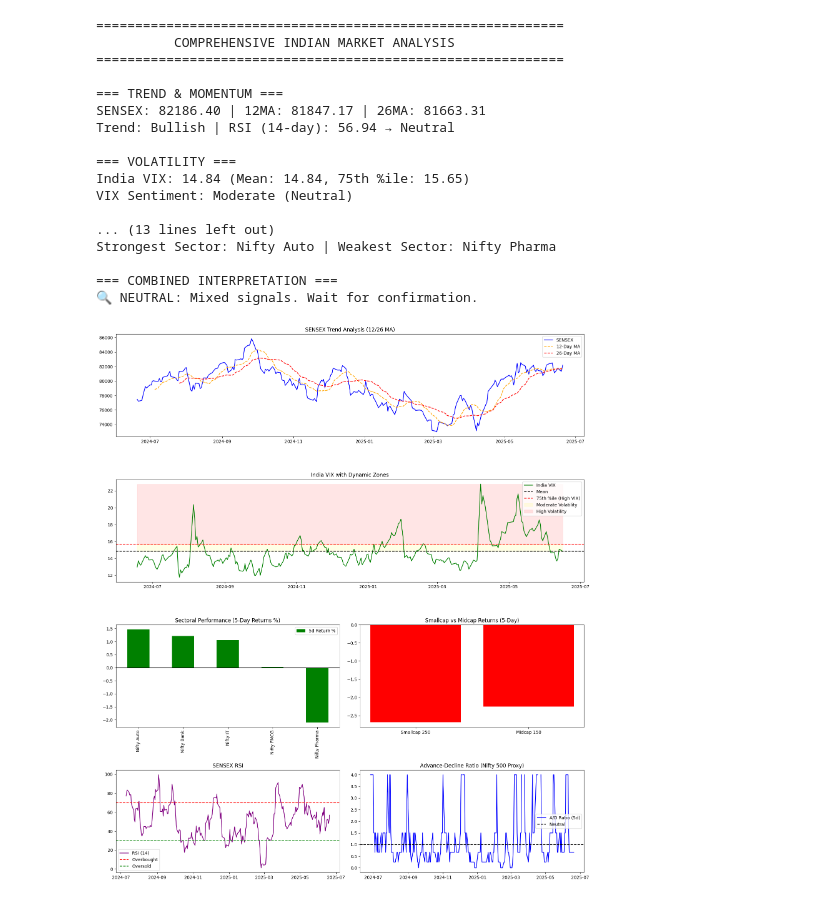
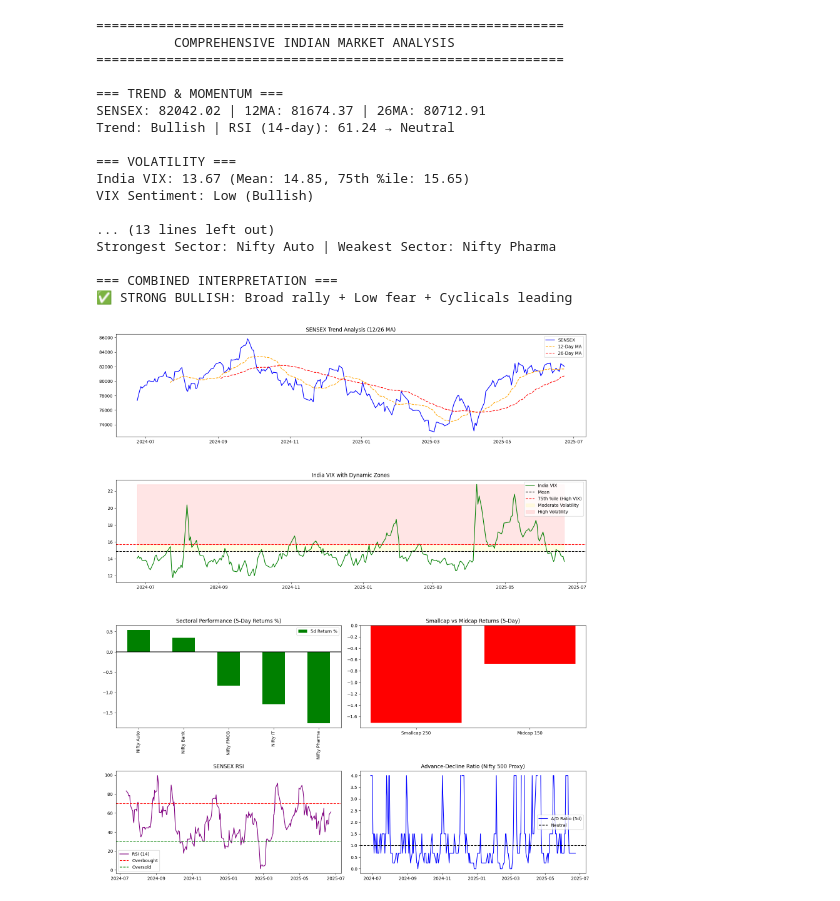
Before and after one commit to Dipak22/TechAnalysis, a Jupyter notebook: market_sentiment_analysis.ipynb, the cells around one changed output. Drawn from its saved outputs; the diff is of its cells as text; code cells hidden in the pictures.

```diff
--- a/market_sentiment_analysis.ipynb
+++ b/market_sentiment_analysis.ipynb
@@ -7,7 +7,7 @@ def load_and_preprocess_vix_data():
     try:
         # Load VIX data with proper datetime parsing
         vix_data = pd.read_csv(
-            'hist_india_vix_-18-06-2024-to-17-06-2025.csv',
+            'hist_india_vix_-23-06-2024-to-23-06-2025.csv',
             parse_dates=['Date '],
             date_parser=lambda x: pd.to_datetime(x, format='%d-%b-%Y')
               # Specify your actual date format
@@ -55,8 +55,8 @@ sector_data = {sector: fetch_data(ticker, "3mo") for sector, ticker in sectors.i
 
 # ===== 2. Calculate Indicators =====
 # Moving Averages (SENSEX) - Changed to 12 and 26 days
-sensex['MA_12'] = sensex['Close'].rolling(window=12).mean()
-sensex['MA_26'] = sensex['Close'].rolling(window=26).mean()
+sensex['MA_12'] = sensex['Close'].rolling(window=20).mean()
+sensex['MA_26'] = sensex['Close'].rolling(window=50).mean()
 
 # Dynamic VIX Thresholds
 vix_mean = india_vix['vix_close'].mean()
@@ -200,36 +200,36 @@ ax4.set_title('Smallcap vs Midcap Returns (5-Day)')
 ax5 = plt.subplot(gs[3, 0])
 ax5.plot(sensex['RSI'], label='RSI (14)', color='purple')
 ax5.axhline(y=70, linestyle='--', color='red', label='Overbought')
 ax5.axhline(y=30, linestyle='--', color='green', label='Oversold')
 ax5.set_title('SENSEX RSI')
 ax5.legend()
 
 # Plot 6: Advance-Decline Ratio
 ax6 = plt.subplot(gs[3, 1])
 ax6.plot(nifty_500.index, nifty_500['Advance'].rolling(5).sum() / nifty_500['Decline'].rolling(5).sum(),
          label='A/D Ratio (5d)', color='blue')
 ax6.axhline(y=1.0, linestyle='--', color='black', label='Neutral')
 ax6.set_title('Advance-Decline Ratio (Nifty 500 Proxy)')
 ax6.legend()
 
 plt.tight_layout()
 plt.show()
 # %% [output]
 ============================================================
           COMPREHENSIVE INDIAN MARKET ANALYSIS
 ============================================================
 
 === TREND & MOMENTUM ===
-SENSEX: 82186.40 | 12MA: 81847.17 | 26MA: 81663.31
-Trend: Bullish | RSI (14-day): 56.94 → Neutral
+SENSEX: 82042.02 | 12MA: 81674.37 | 26MA: 80712.91
+Trend: Bullish | RSI (14-day): 61.24 → Neutral
 
 === VOLATILITY ===
-India VIX: 14.84 (Mean: 14.84, 75th %ile: 15.65)
-VIX Sentiment: Moderate (Neutral)
+India VIX: 13.67 (Mean: 14.85, 75th %ile: 15.65)
+VIX Sentiment: Low (Bullish)
 
 ... (13 lines left out)
 Strongest Sector: Nifty Auto | Weakest Sector: Nifty Pharma
 
 === COMBINED INTERPRETATION ===
-🔍 NEUTRAL: Mixed signals. Wait for confirmation.
+✅ STRONG BULLISH: Broad rally + Low fear + Cyclicals leading
-[figure, old version]
+[figure, new version]
```
Also changed, not shown: parts of 4 cells of this notebook, 6 other files.
